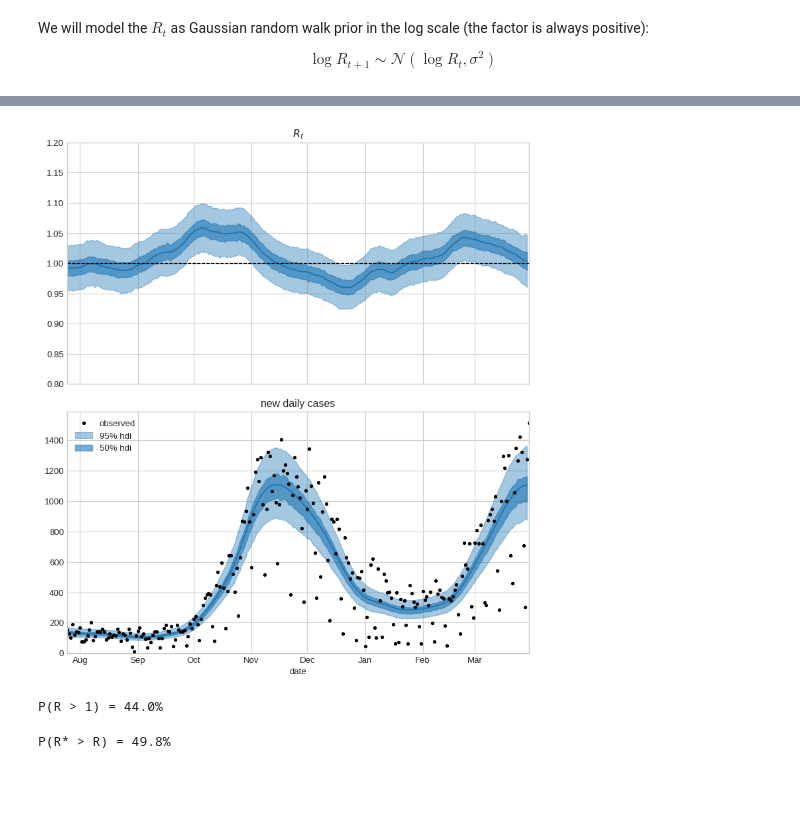
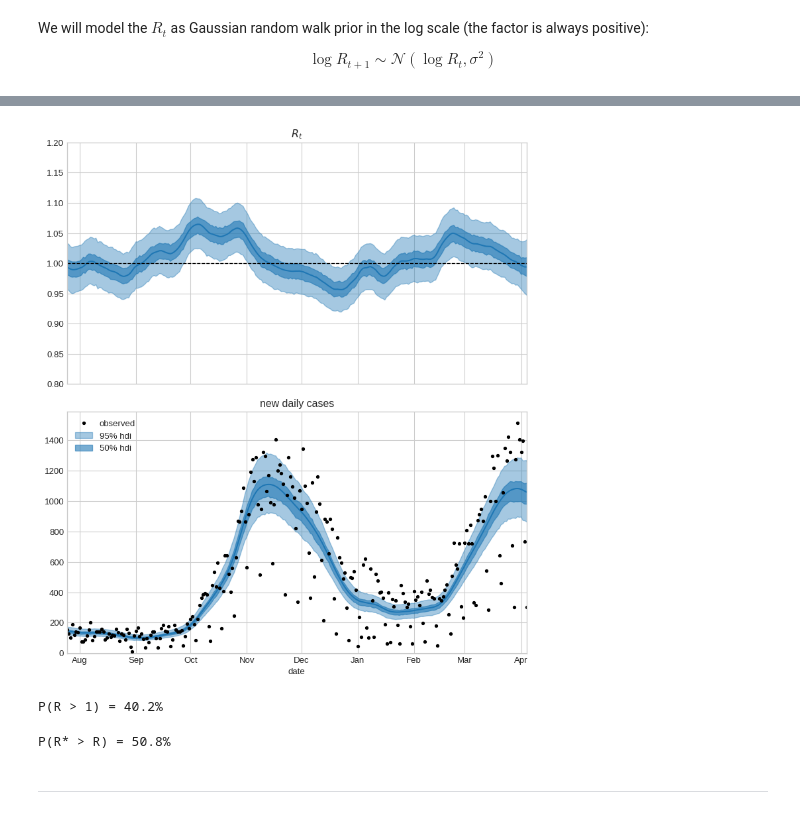
Before and after one commit to petrushev/bayesian-modeling, a Jupyter notebook: 07 covid19/simple-MK.ipynb, the cells around one changed output, grey strips where cells are left out. Drawn from its saved outputs; the diff is of its cells as text; code cells hidden in the pictures; blank space fills up the shorter version.

```diff
--- a/07 covid19/simple-MK.ipynb
+++ b/07 covid19/simple-MK.ipynb
@@ -177,53 +196,50 @@ None
 locale.setlocale(6, 'en_US.UTF-8')
 
 fig, (ax1, ax2) = plt.subplots(2, 1, figsize=(8, 9), sharex=True)
-tmp = az.hdi(trace4['R'] , hdi_prob=0.95)
+tmp = az.hdi(trace5['R'] , hdi_prob=0.95)
 tmp = pd.DataFrame(tmp, index=data['date'])
-tmp = tmp.assign(mean_ = trace4['R'].mean(axis=0))
-tmp = tmp.iloc[:-7]
+tmp = tmp.assign(mean_ = trace5['R'].mean(axis=0))
 tmp.mean_.plot(ax=ax1)
 ax1.fill_between(tmp.index, tmp[0].values, tmp[1].values, alpha=.4, color='C0')
 
-tmp = az.hdi(trace4['R'] , hdi_prob=0.5)
+tmp = az.hdi(trace5['R'] , hdi_prob=0.5)
 tmp = pd.DataFrame(tmp, index=data['date'])
-tmp = tmp.iloc[:-7]
 ax1.fill_between(tmp.index, tmp[0].values, tmp[1].values, alpha=.6, color='C0')
 
 ax1.axhline(1, linestyle='--', linewidth=1, color='k')
-ax1.set(title='$R_t$', xlabel='date', ylim=(0.8, 1.2),
-        xlim=(data.iloc[150:-6].date.min(), data.iloc[150:-6].date.max()))
+ax1.set(title='$R_t$', xlabel='date', ylim=(0.8, 1.2))
 
-tmp = az.hdi(trace4['mu'], hdi_prob=0.95)
+tmp = az.hdi(trace5['mu_true'], hdi_prob=0.95)
 tmp = pd.DataFrame(tmp, index=data['date'])
-tmp = tmp.assign(mean_ = trace4['mu'].mean(axis=0))
-tmp = tmp.iloc[:-7]
+tmp = tmp.assign(mean_ = trace5['mu_true'].mean(axis=0))
 tmp.mean_.plot(label='')
 ax2.fill_between(tmp.index, tmp[0].values, tmp[1].values, alpha=.4, label='95% hdi', color='C0')
 
-tmp = az.hdi(trace4['mu'], hdi_prob=0.50)
+tmp = az.hdi(trace5['mu_true'], hdi_prob=0.50)
 tmp = pd.DataFrame(tmp, index=data['date'])
-tmp = tmp.iloc[:-7]
 ax2.fill_between(tmp.index, tmp[0].values, tmp[1].values, alpha=.6, label='50% hdi', color='C0')
 
 ax2.plot(data['date'], data['cases.confirmed'],
          color='k', label='observed', marker='.', linewidth=0)
 ax2.set(title='new daily cases', xlabel='date', ylim=(-1, None),
-        xlim=(data.iloc[150:-6].date.min(), data.iloc[150:-6].date.max()))
+        xlim=(data.iloc[150:-5].date.min(), data.iloc[150:-5].date.max()))
 
 ax2.legend(loc='upper left')
 ax2.xaxis.set_major_locator(mdates.MonthLocator())
 ax2.xaxis.set_major_formatter(mdates.DateFormatter('%b'))
 
 fig.tight_layout()
 fig.savefig('mk_daily_R_en.png')
 None
 # %% [output]
-[figure, old version]
+[figure, new version]
 # %%
-print(f"P(R > 1) = {(((trace4['R'][:, -1] > 1).mean(axis=0) * 100)):.1f}%")
+print(f"P(R > 1) = {(((trace5['R'][:, -5] > 1).mean(axis=0) * 100)):.1f}%")
 # %% [output]
-P(R > 1) = 44.0%
+P(R > 1) = 40.2%
 # %%
-print(f"P(R* > R) = {(trace4['R'][:, -1] > trace4['R'][:, -2]).mean(axis=0) * 100:.1f}%")
+print(f"P(R* > R) = {(trace5['R'][:, -5] > trace5['R'][:, -6]).mean(axis=0) * 100:.1f}%")
 # %% [output]
-P(R* > R) = 49.8%
+P(R* > R) = 50.8%
+# %% [markdown]
+---
```
Also changed, not shown: parts of 16 cells of this notebook, 3 other files.
